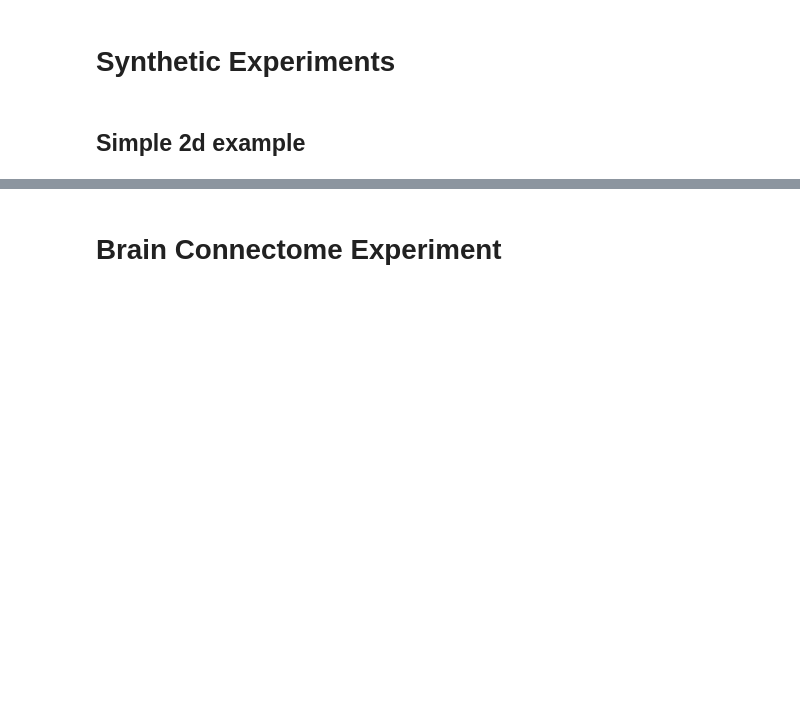
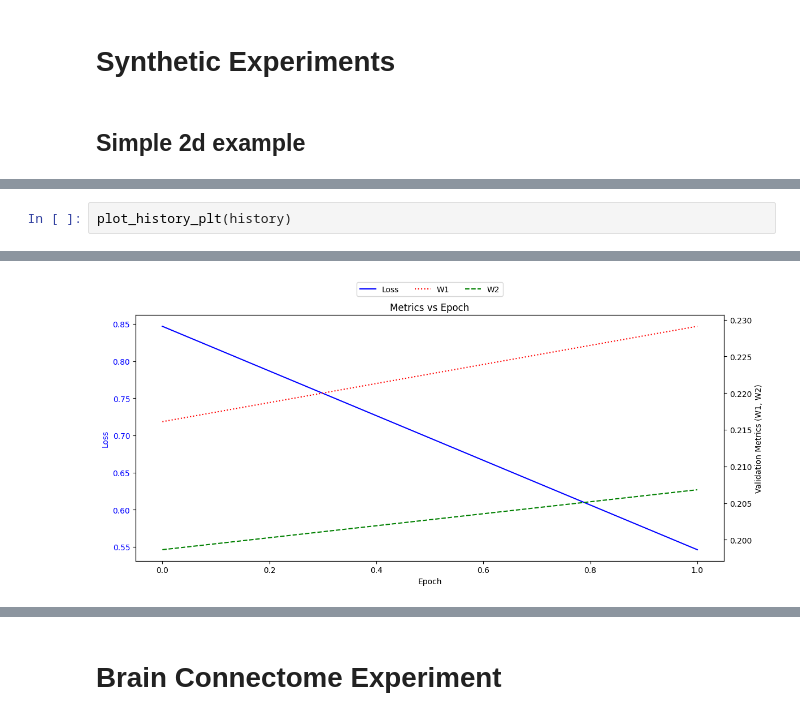
Before and after one commit to KacperWyrwal/topological-flow-matching, a Jupyter notebook: brain_fmri_experiment-new.ipynb, the cells around one changed output, grey strips where cells are left out. Cells and saved outputs as stored; diff of their text form; blank space fills up the shorter version.

```diff
--- a/brain_fmri_experiment-new.ipynb
+++ b/brain_fmri_experiment-new.ipynb
@@ -287,0 +338,3 @@ plot_history(history)
+# %%
+plot_history_plt(history)
+# %% [output]
@@ -288,3 +343,4 @@ plot_history(history)
+[figure, added]
 # %%
 with torch.inference_mode():
     control = ModelControl(model)
```
Also changed, not shown: parts of 10 cells of this notebook, 19 other files.
